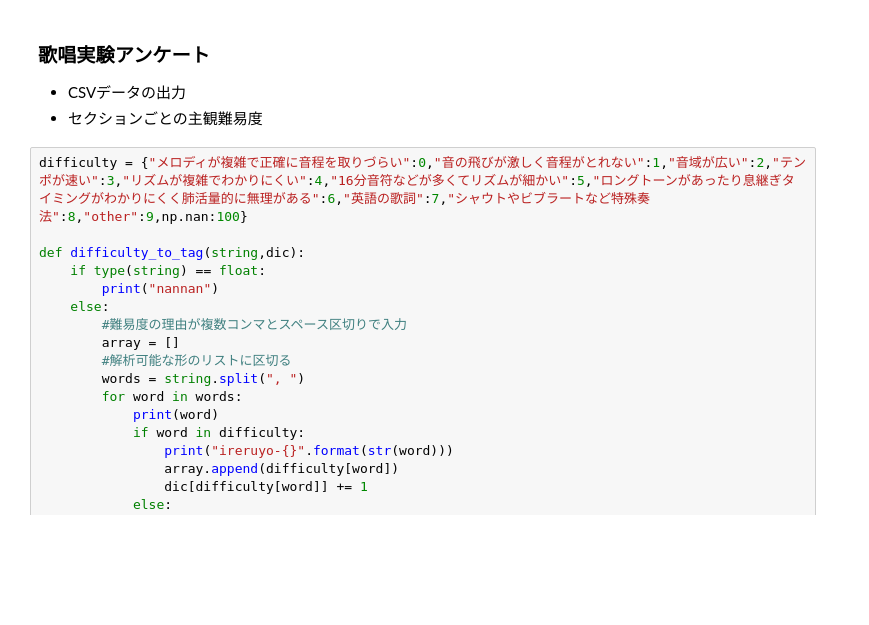
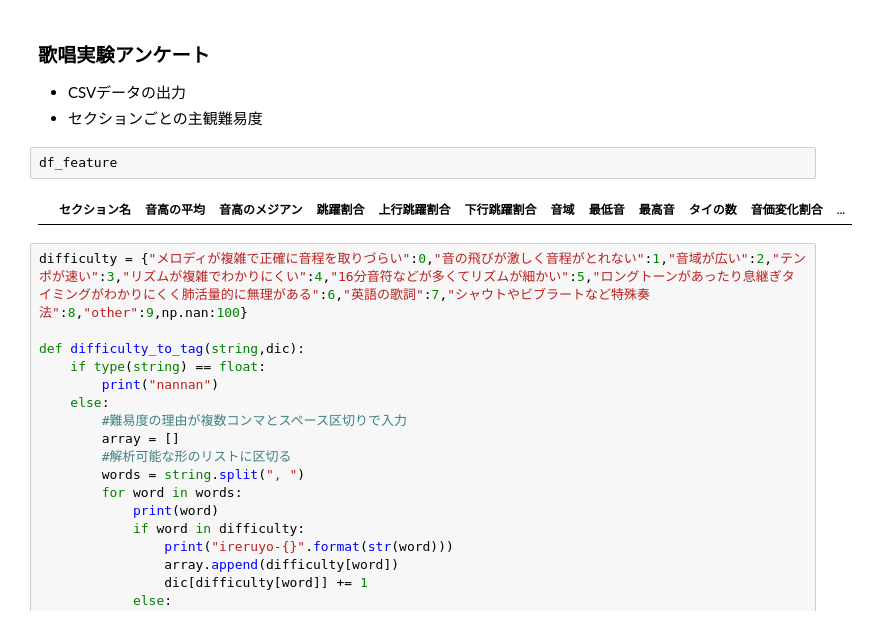
Before and after one commit to yamathcy/sotsuken, a Jupyter notebook: section_analysis_1002.ipynb, the cells around one changed output. Drawn from its saved outputs; the diff is of its cells as text; blank space fills up the shorter version.

```diff
--- a/section_analysis_1002.ipynb
+++ b/section_analysis_1002.ipynb
@@ -793,6 +817,10 @@ SabiのMDSR0.42
 
 + CSVデータの出力
 + セクションごとの主観難易度
+# %%
+df_feature
+# %% [output]
+|  | セクション名 | 音高の平均 | 音高のメジアン | 跳躍割合 | 上行跳躍割合 | 下行跳躍割合 | 音域 | 最低音 | 最高音 | タイの数 | 音価変化割合 | ... |
 # %%
 difficulty = {"メロディが複雑で正確に音程を取りづらい":0,"音の飛びが激しく音程がとれない":1,"音域が広い":2,"テンポが速い":3,"リズムが複雑でわかりにくい":4,"16分音符などが多くてリズムが細かい":5,"ロングトーンがあったり息継ぎタイミングがわかりにくく肺活量的に無理がある":6,"英語の歌詞":7,"シャウトやビブラートなど特殊奏法":8,"other":9,np.nan:100}
 
```
Also changed, not shown: parts of 4 cells of this notebook.
